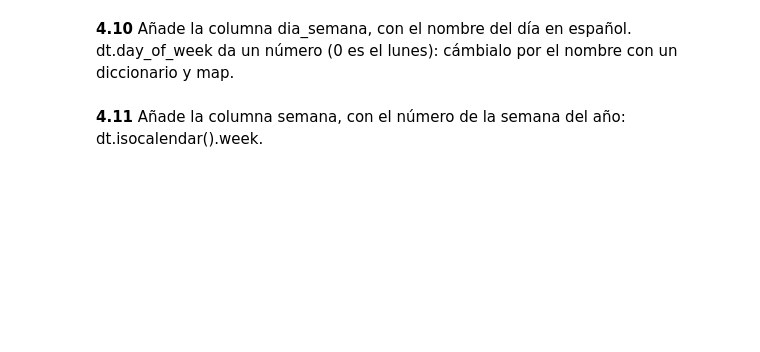
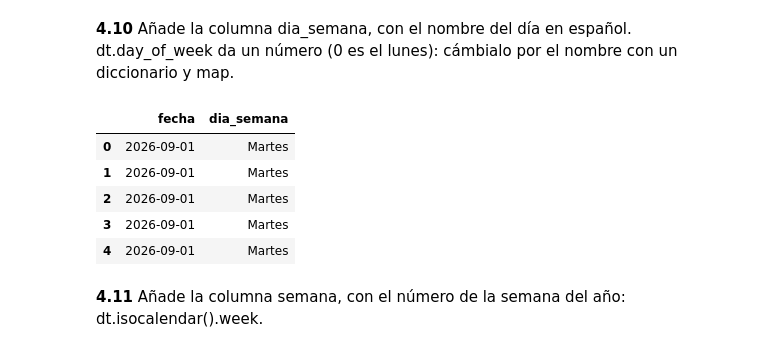
Before and after one commit to eripinor/practica_domicilio, a Jupyter notebook: a_domicilio.ipynb, the cells around one changed output. Drawn from its saved outputs; the diff is of its cells as text; code cells hidden in the pictures; blank space fills up the shorter version.

```diff
--- a/a_domicilio.ipynb
+++ b/a_domicilio.ipynb
@@ -348,4 +524,28 @@ Una cosa por celda. Después de cada cambio, comprueba que ha salido bien.
 # %% [markdown]
 **4.10** Añade la columna dia_semana, con el nombre del día en español. dt.day_of_week da un número (0 es el lunes): cámbialo por el nombre con un diccionario y map.
+# %%
+# Definir la equivalencia entre los números y los días de la semana
+dias = {
+    0: "Lunes",
+    1: "Martes",
+    2: "Miércoles",
+    3: "Jueves",
+    4: "Viernes",
+    5: "Sábado",
+    6: "Domingo"
+}
+
+# Obtener el día de la semana y sustituir el número por su nombre
+pedidos["dia_semana"] = pedidos["fecha"].dt.day_of_week.map(dias)
+
+# Comprobar los resultados
+pedidos[["fecha", "dia_semana"]].head()
+# %% [output]
+|  | fecha | dia_semana |
+| 0 | 2026-09-01 | Martes |
+| 1 | 2026-09-01 | Martes |
+| 2 | 2026-09-01 | Martes |
+| 3 | 2026-09-01 | Martes |
+| 4 | 2026-09-01 | Martes |
 # %% [markdown]
 **4.11** Añade la columna semana, con el número de la semana del año: dt.isocalendar().week.
```
Also changed, not shown: parts of 25 cells of this notebook.
